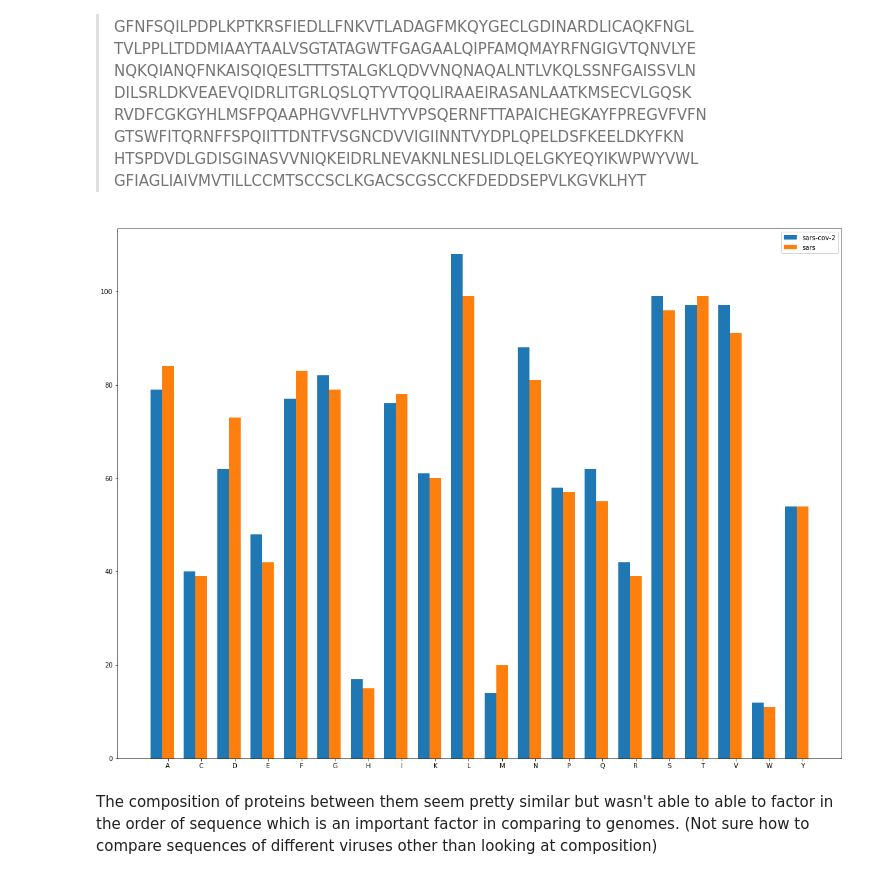
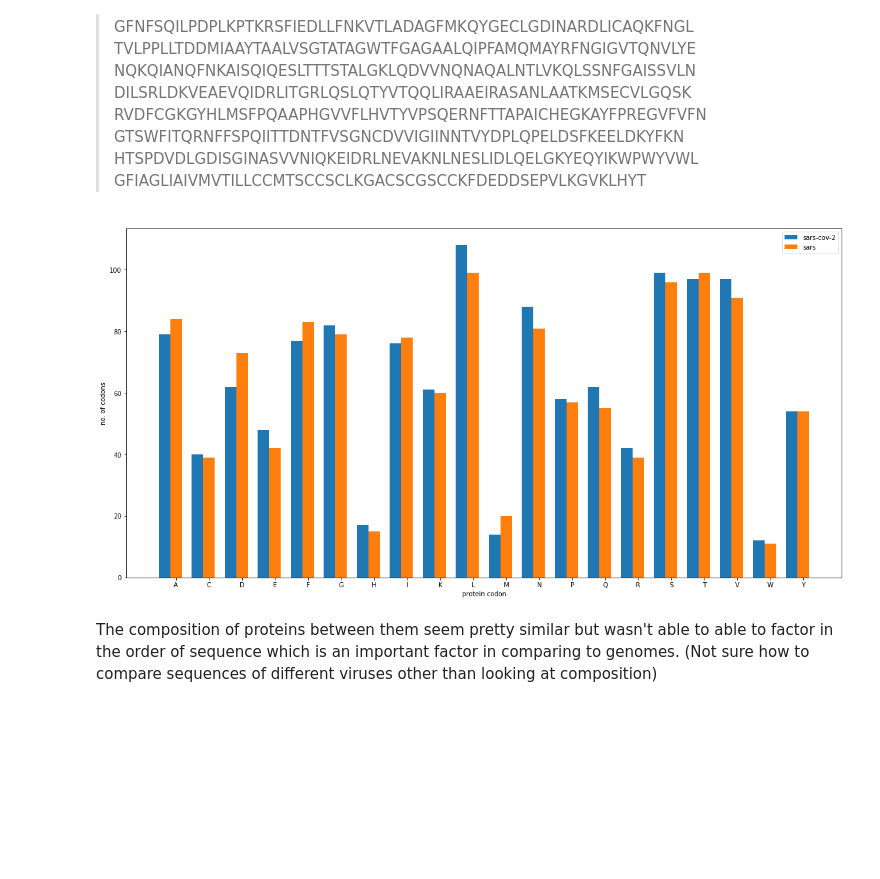
Before and after one commit to SaiPamidi/CSC448-SpikeProtein, a Jupyter notebook: spike_protein_analysis.ipynb, the cells around one changed output. Cells and saved outputs as stored; diff of their text form; code cells hidden in the pictures; blank space fills up the shorter version.

```diff
--- a/spike_protein_analysis.ipynb
+++ b/spike_protein_analysis.ipynb
@@ -200,26 +199,28 @@ uniqueProteins.sort()
 # %%
 import numpy as np
 proteinCount_SARS_Cov_2 = {}
 proteinCount_SARS = {}
 for i in uniqueProteins:
     proteinCount_SARS_Cov_2[i] = 0
 for i in uniqueProteins:
     proteinCount_SARS[i] = 0
 for i in SARS_COV2_seq:
      proteinCount_SARS_Cov_2[i] += 1
 for i in SARS_seq:
      proteinCount_SARS[i] += 1
 
 x = np.arange(20)
-fig, ax = plt.subplots(figsize=(20,15))
+fig, ax = plt.subplots(figsize=(20,10))
 w = 0.35
 ax.bar(x,proteinCount_SARS_Cov_2.values(),label='sars-cov-2',width=w)
 ax.bar(x+w,proteinCount_SARS.values(),label='sars',width = w)
-plt.xticks(x + w, uniqueProteins1)
+plt.xticks(x + w, uniqueProteins)
+plt.ylabel("no. of codons")
+plt.xlabel("protein codon")
 plt.legend()
 plt.show()
 # %% [output]
-[figure, old version]
+[figure, new version]
 # %% [markdown]
 The composition of proteins between them seem pretty similar but wasn't able to able to factor in the order of sequence which is an important factor in comparing to genomes.
 (Not sure how to compare sequences of different viruses other than looking at composition)
```
Also changed, not shown: parts of 1 cell of this notebook.
